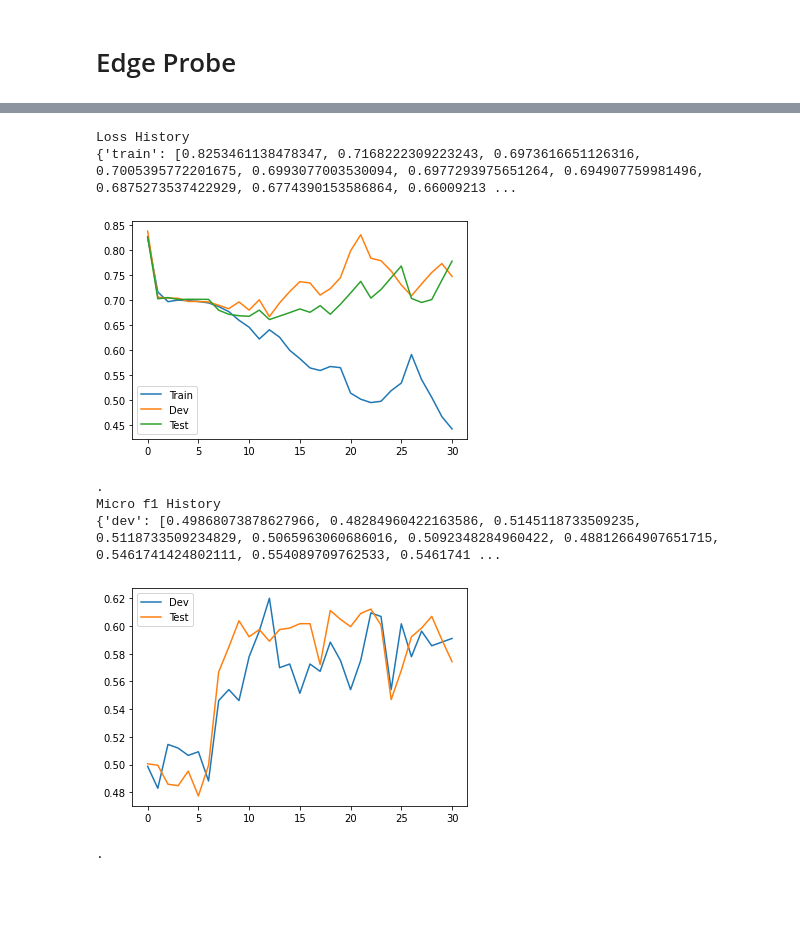
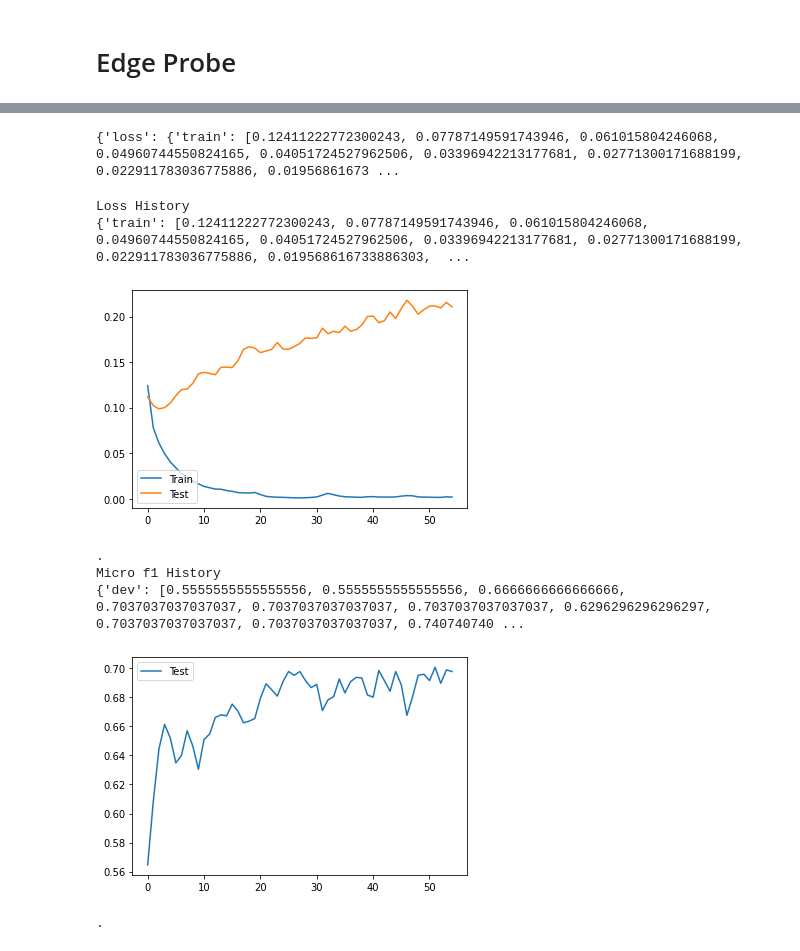
Before and after one commit to mohsenfayyaz/edge-probe, a Jupyter notebook: Edge_Probing_Full.ipynb, the cells around one changed output, grey strips where cells are left out. Cells and saved outputs as stored; diff of their text form; code cells hidden in the pictures; blank space fills up the shorter version.

Commit message:
Implement Using semeval (Rel.) Dataset

```diff
--- a/Edge_Probing_Full.ipynb
+++ b/Edge_Probing_Full.ipynb
@@ -144,6 +122,11 @@ class Dataset_handler:
             self.json_to_dataset('./edge-probing-datasets/data/ud_data/en_ewt-ud-train.json', data_type="train", fraction = frac)
             self.json_to_dataset('./edge-probing-datasets/data/ud_data/en_ewt-ud-dev.json', data_type="dev", fraction = frac)
             self.json_to_dataset('./edge-probing-datasets/data/ud_data/en_ewt-ud-test.json', data_type="test", fraction = frac)
+        elif dataset_info.dataset_name == "semeval":
+            frac = 1
+            self.json_to_dataset('./edge-probing-datasets/data/semeval_data/train.all.json', data_type="train", fraction = frac)
+            self.json_to_dataset('./edge-probing-datasets/data/semeval_data/test.json', data_type="dev", fraction = 0.01)
+            self.json_to_dataset('./edge-probing-datasets/data/semeval_data/test.json', data_type="test", fraction = frac)
         else:
             throw("Error: Unkown dataset name!")
 
@@ -735,5 +750,6 @@ class Edge_probe_trainer:
 # %%
 my_edge_probe_trainer = None
 edge_probe_model_checkpoint = None
+history = None
 gc.collect()
 # %% [output]
@@ -747,5 +763,6 @@ my_edge_probe_trainer = Edge_probe_trainer(model,
                                            my_dataset_handler,
                                            device=DEVICE,
                                            pool_method=POOL_METHOD,
-                                           edge_probe_model_checkpoint=edge_probe_model_checkpoint)
+                                           edge_probe_model_checkpoint=edge_probe_model_checkpoint,
+                                           history_checkpoint=history)
 # %% [output]
@@ -782,4 +800,4 @@ Trainable Parameters: 526603
 Pool Method: attn
 Projection: True 256
 # %%
-my_edge_probe_trainer.train(batch_size = 16, epochs=30)
+my_edge_probe_trainer.train(batch_size = 32, epochs=50)
@@ -788,30 +808,35 @@ my_edge_probe_trainer.train(batch_size = 16, epochs=30)
+# %%
+history = my_edge_probe_trainer.history
+print(my_edge_probe_trainer.history)
+# %% [output]
+{'loss': {'train': [0.12411222772300243, 0.07787149591743946, 0.061015804246068, 0.04960744550824165, 0.04051724527962506, 0.03396942213177681, 0.02771300171688199, 0.022911783036775886, 0.01956861673 ...
 # %%
 print("Loss History")
 print(my_edge_probe_trainer.history["loss"])
 loss_history = my_edge_probe_trainer.history["loss"]
 x = range(len(loss_history["train"]))
 plt.plot(x, loss_history["train"])
-plt.plot(x, loss_history["dev"])
+# plt.plot(x, loss_history["dev"])
 plt.plot(x, loss_history["test"])
-plt.legend(['Train', 'Dev', 'Test'], loc='lower left')
+plt.legend(['Train', 'Test'], loc='lower left')
 plt.show()
 print(".")
 
 print("Micro f1 History")
 f1_history = my_edge_probe_trainer.history["metrics"]["micro_f1"]
 print(f1_history)
 x = range(len(f1_history["dev"]))
-plt.plot(x, f1_history["dev"])
+# plt.plot(x, f1_history["dev"])
 plt.plot(x, f1_history["test"])
-plt.legend(['Dev', 'Test'], loc='upper left')
+plt.legend(['Test'], loc='upper left')
 plt.show()
 print(".")
 # %% [output]
 Loss History
-{'train': [0.8253461138478347, 0.7168222309223243, 0.6973616651126316, 0.7005395772201675, 0.6993077003530094, 0.6977293975651264, 0.694907759981496, 0.6875273537422929, 0.6774390153586864, 0.66009213 ...
+{'train': [0.12411222772300243, 0.07787149591743946, 0.061015804246068, 0.04960744550824165, 0.04051724527962506, 0.03396942213177681, 0.02771300171688199, 0.022911783036775886, 0.019568616733886303,  ...
-[figure, old version]
+[figure, new version]
 .
 Micro f1 History
-{'dev': [0.49868073878627966, 0.48284960422163586, 0.5145118733509235, 0.5118733509234829, 0.5065963060686016, 0.5092348284960422, 0.48812664907651715, 0.5461741424802111, 0.554089709762533, 0.5461741 ...
+{'dev': [0.5555555555555556, 0.5555555555555556, 0.6666666666666666, 0.7037037037037037, 0.7037037037037037, 0.7037037037037037, 0.6296296296296297, 0.7037037037037037, 0.7037037037037037, 0.740740740 ...
-[figure, old version]
+[figure, new version]
 .
```
Also changed, not shown: parts of 10 cells of this notebook.
